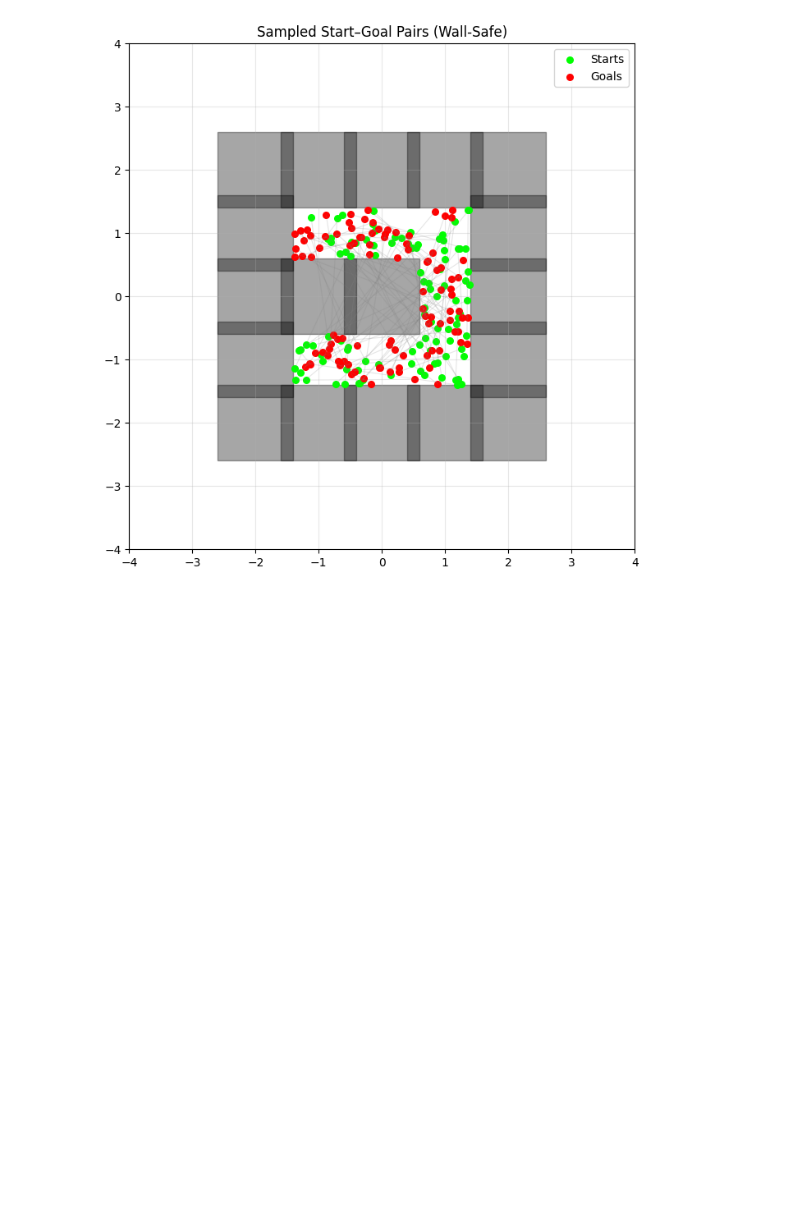
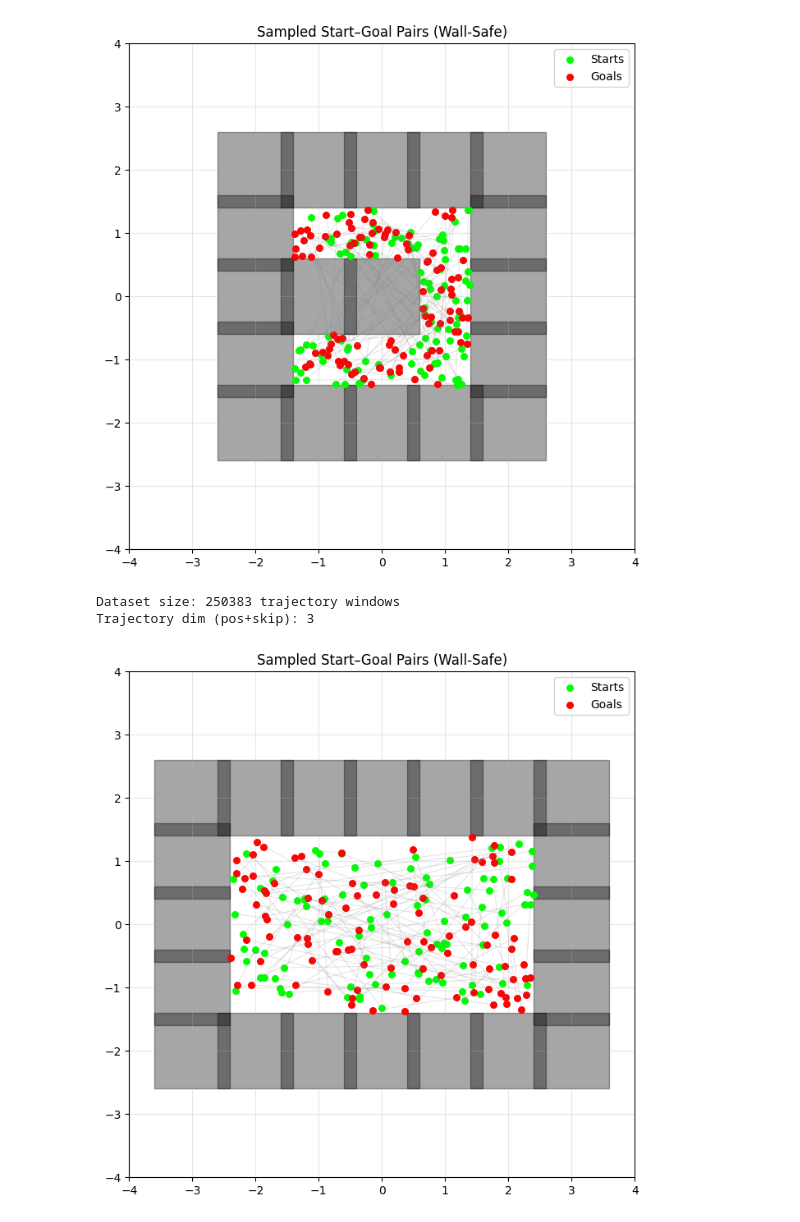
Before and after one commit to logflash/rpmml-project, a Jupyter notebook: timeskip-diffuser/src/timeskip_diffuser/pointmaze/skip_independent_medium.ipynb, the cells around one changed output. Cells and saved outputs as stored; diff of their text form; code cells hidden in the pictures; blank space fills up the shorter version.

Commit message:
start/goal for open

```diff
--- a/timeskip-diffuser/src/timeskip_diffuser/pointmaze/skip_independent_medium.ipynb
+++ b/timeskip-diffuser/src/timeskip_diffuser/pointmaze/skip_independent_medium.ipynb
@@ -690,3 +689,28 @@ goals  = data["goals"]    # (N,2)
 plot_start_goals_on_maze(mj_model_umaze, starts, goals, walls)
 # %% [output]
 [figure]
+# %%
+dataset = MinariTrajectoryDatasetWithPseudoActions(
+    "D4RL/pointmaze/open-v2", horizon=32, n_chunks_frac= 0.5
+)
+print(f"\nDataset size: {len(dataset)} trajectory windows")
+print(f"Trajectory dim (pos+skip): {dataset.traj_dim}")
+# %% [output]
+Dataset size: 250383 trajectory windows
+Trajectory dim (pos+skip): 3
+# %%
+env = dataset.dataset.recover_environment()
+
+def unwrap_env(env):
+    while hasattr(env, "env"):
+        env = env.env
+    return env
+
+env = unwrap_env(env)
+
+mj_model_open = env.model
+# %%
+starts, goals, walls = sample_start_goal_pairs(mj_model_open, n=100, inflation=.1, xlim=(-2.5, 2.5), ylim=(-2.5, 2.5))
+plot_start_goals_on_maze(mj_model_open, starts, goals, walls)
+# %% [output]
+[figure, added]
```
Also changed, not shown: parts of 7 cells of this notebook.
